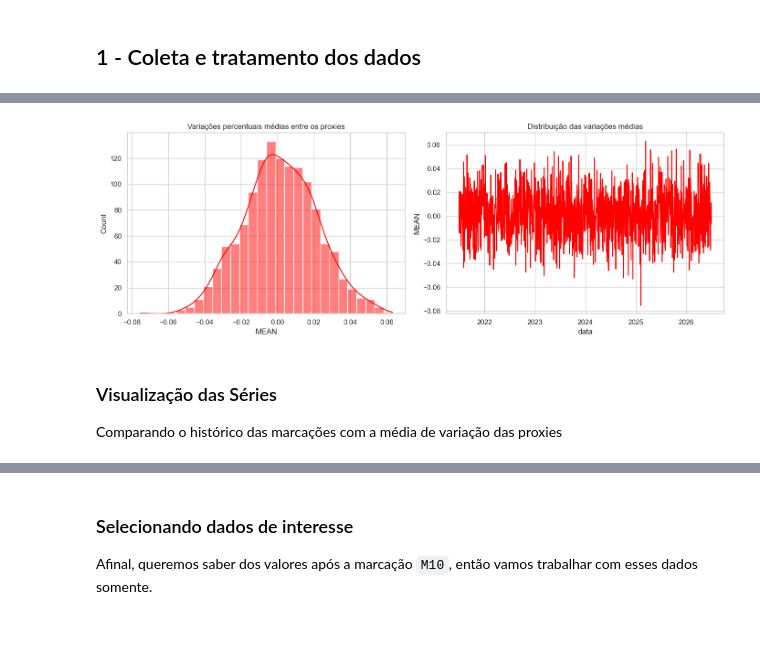
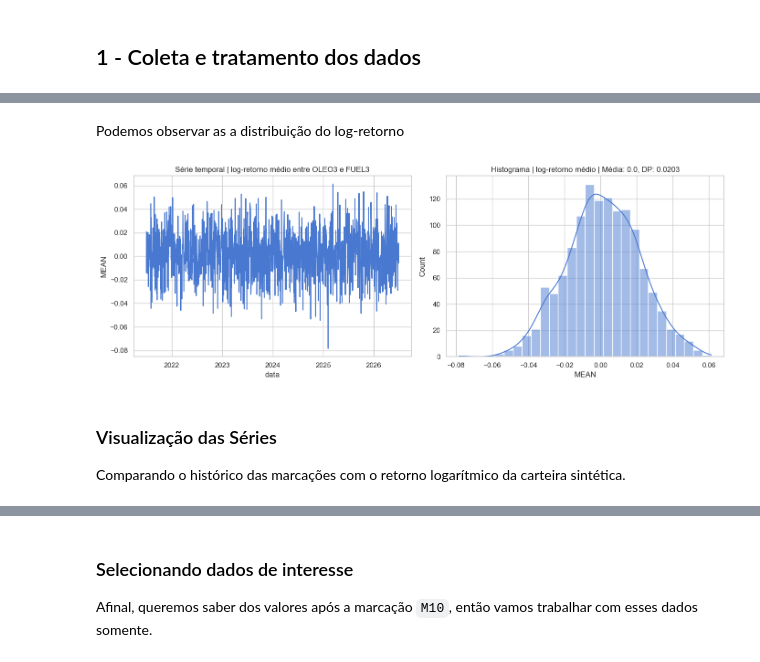
Before and after one commit to isaiasgoncalves/studyCaseII, a Jupyter notebook: fase_1.ipynb, the cells around one changed output, grey strips where cells are left out. Saved outputs shown, nothing was run; the diff lists cells and outputs as text; code cells hidden in the pictures; blank space fills up the shorter version.

```diff
--- a/fase_1.ipynb
+++ b/fase_1.ipynb
@@ -142,21 +77,18 @@ Note que as variações para as séries `OLEO3` e `FUEL3` possuem uma distribui
-# %%
-diff_proxies["MEAN"] = diff_proxies.mean(axis=1)
-
-
-fig, axes = plt.subplots(1, 2, figsize=(14,5))
-
-sns.histplot(diff_proxies['MEAN'], kde=True, ax=axes[0], color='red')
-axes[0].set_title(f'Variações percentuais médias entre os proxies')
-
-sns.lineplot(diff_proxies['MEAN'], ax=axes[1], color='red')
-axes[1].set_title("Distribuição das variações médias")
-
-plt.tight_layout()
-plt.show()
-# %% [output]
-[figure, removed]
+# %% [markdown]
+Podemos observar as a distribuição do log-retorno
+# %%
+fig, axes = plt.subplots(1, 2, figsize=(14,5))
+sns.lineplot(data=log_returns['MEAN'], ax=axes[0])
+axes[0].set_title('Série temporal | log-retorno médio entre OLEO3 e FUEL3')
+
+sns.histplot(data=log_returns['MEAN'], ax=axes[1], kde=True)
+axes[1].set_title(f'Histograma | log-retorno médio | Média: {log_returns['MEAN'].mean():.1f}, DP: {log_returns['MEAN'].std():.4f}')
+plt.tight_layout()
+plt.show()
+# %% [output]
+[figure, added]
 # %% [markdown]
 ### Visualização das Séries
 
-Comparando o histórico das marcações com a média de variação das proxies
+Comparando o histórico das marcações com o retorno logarítmico da carteira sintética.
 # %%
```
Also changed, not shown: parts of 13 cells of this notebook.
